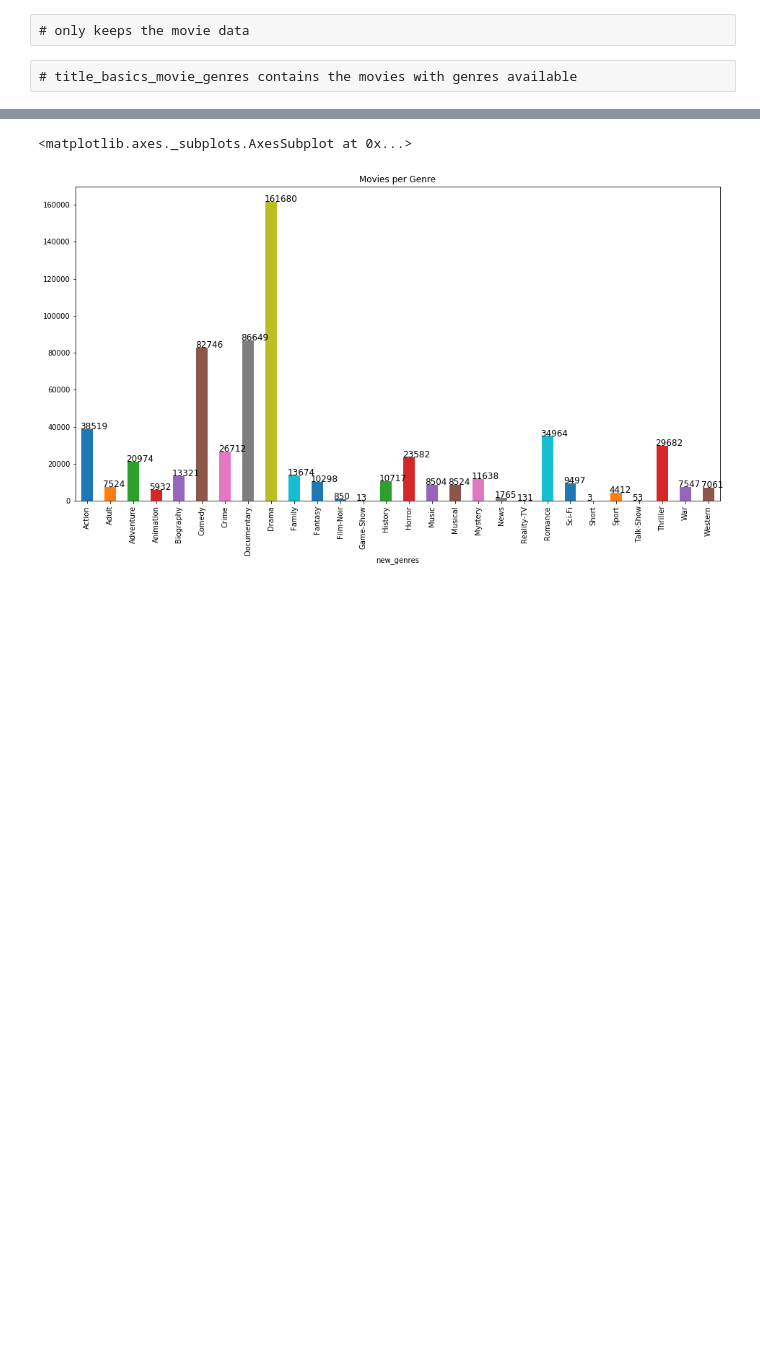
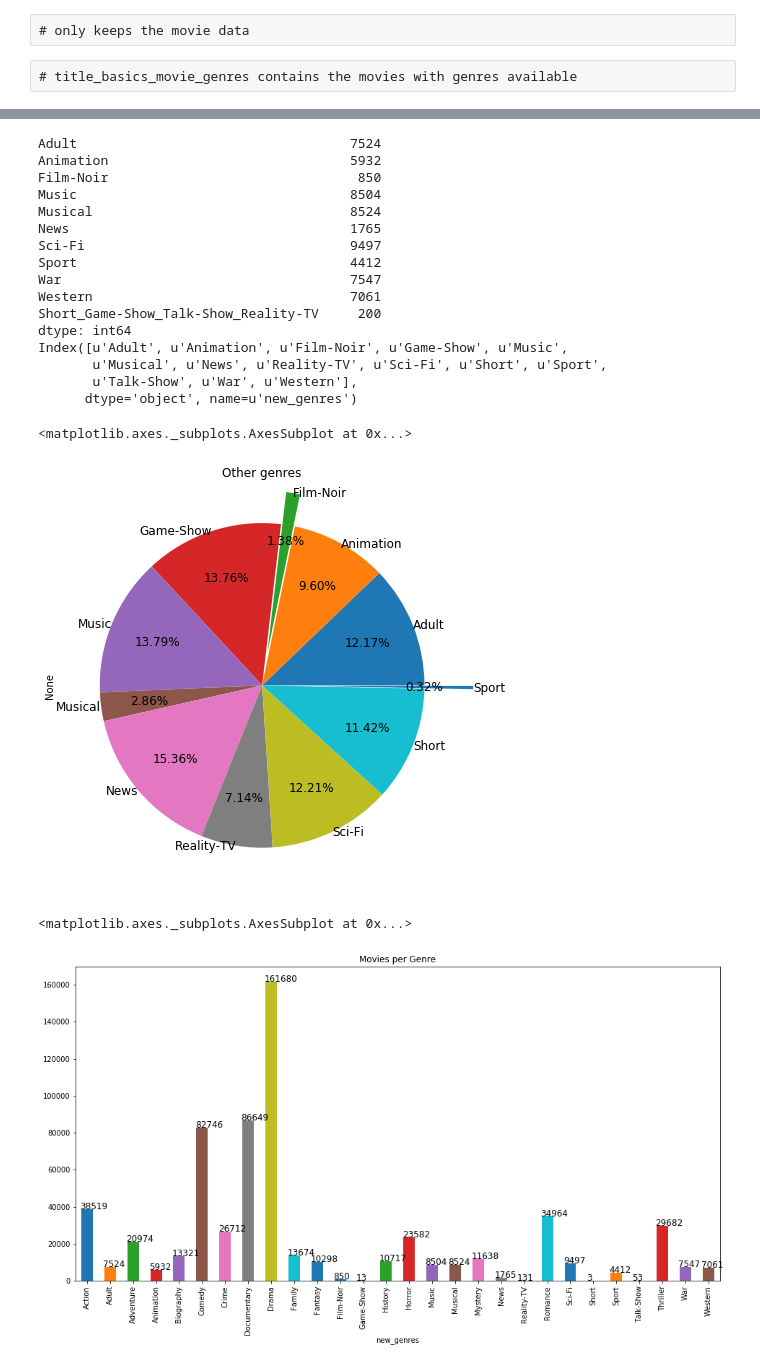
Before and after one commit to xinhezhang/IMDb, a Jupyter notebook: Distribution_Genres.ipynb, the cells around one changed output, grey strips where cells are left out. Cells and saved outputs as stored; diff of their text form; code cells hidden in the pictures; blank space fills up the shorter version.

```diff
--- a/Distribution_Genres.ipynb
+++ b/Distribution_Genres.ipynb
@@ -100,3 +158,38 @@ genre_others.plot(kind='pie', title = 'Others', ax=ax2, autopct='%1.1f%%',
+# %%
+genre_others = genre_others.sort_index()
+
+#print genre_others
+grp = genre_others[genre_others<200]
+genre_others_grp = genre_others.drop(grp.index).append(pd.Series([grp.sum()], index = ['Short_Game-Show_Talk-Show_Reality-TV']))
+print genre_others_grp
+explodeTuple = (0,0,0.2,0,0,0,0,0,0,0,0.3)
+pieLabels = genre_others.index
+print pieLabels
+plt.figure(figsize=(16,8))
+axes = plt.subplot(121,aspect='equal')
+#axes.pie(movies_per_genre_wo_others.values, explode=explodeTuple,labels=pieLabels,autopct='%1.2f%%',startangle=45,
+       #  shadow=True, fontsize=14)
+genre_others_grp.plot(kind = 'pie',explode=explodeTuple,labels=pieLabels,autopct='%1.2f%%',startangle=0,
+         shadow=False, fontsize=12,labeldistance=1,pctdistance = 0.7, title = 'Other genres')
+# %% [output]
+Adult                                   7524
+Animation                               5932
+Film-Noir                                850
+Music                                   8504
+Musical                                 8524
+News                                    1765
+Sci-Fi                                  9497
+Sport                                   4412
+War                                     7547
+Western                                 7061
+Short_Game-Show_Talk-Show_Reality-TV     200
+dtype: int64
+Index([u'Adult', u'Animation', u'Film-Noir', u'Game-Show', u'Music',
+       u'Musical', u'News', u'Reality-TV', u'Sci-Fi', u'Short', u'Sport',
+       u'Talk-Show', u'War', u'Western'],
+      dtype='object', name=u'new_genres')
+<matplotlib.axes._subplots.AxesSubplot at 0x...>
+[figure, added]
 # %%
 plt.figure(figsize=(16,8))
 label = []
```
Also changed, not shown: parts of 6 cells of this notebook.
